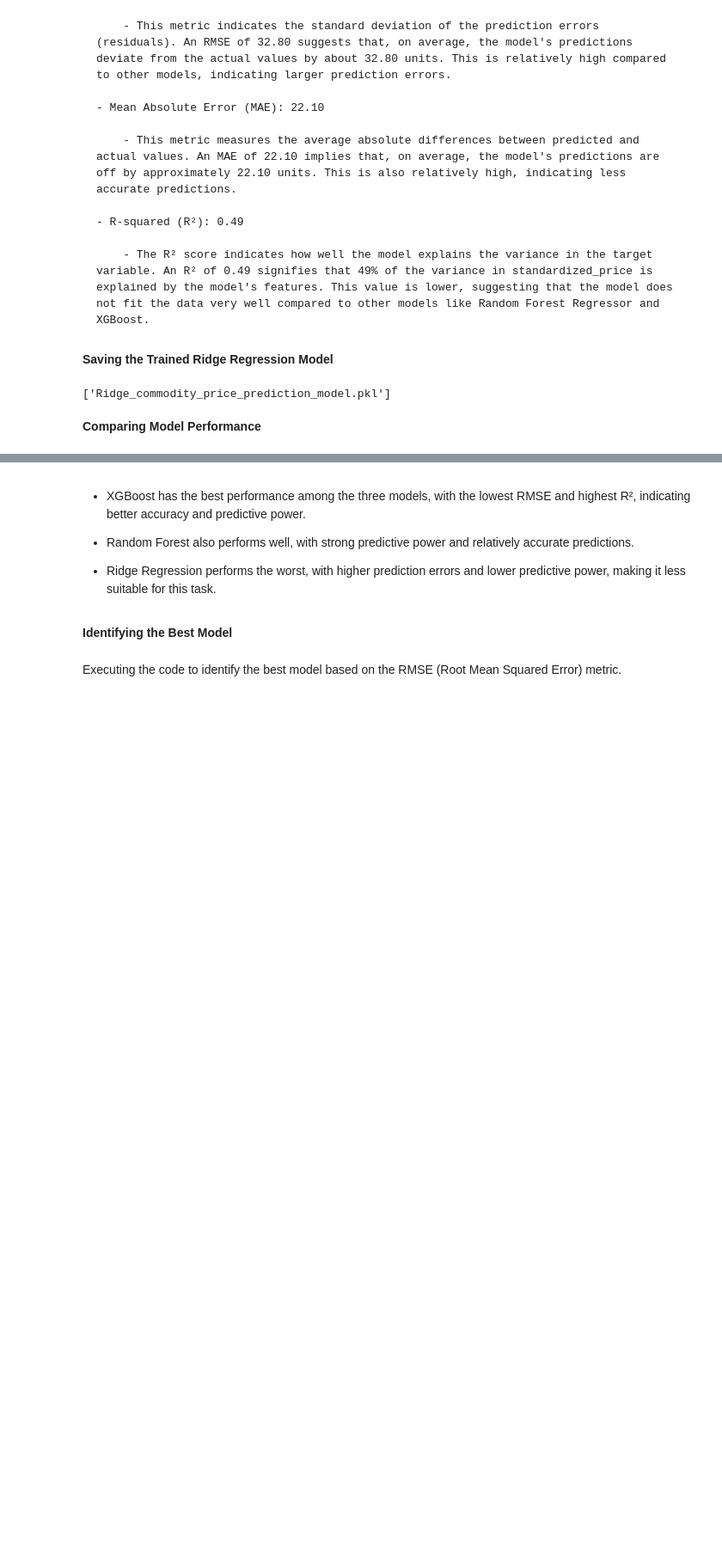
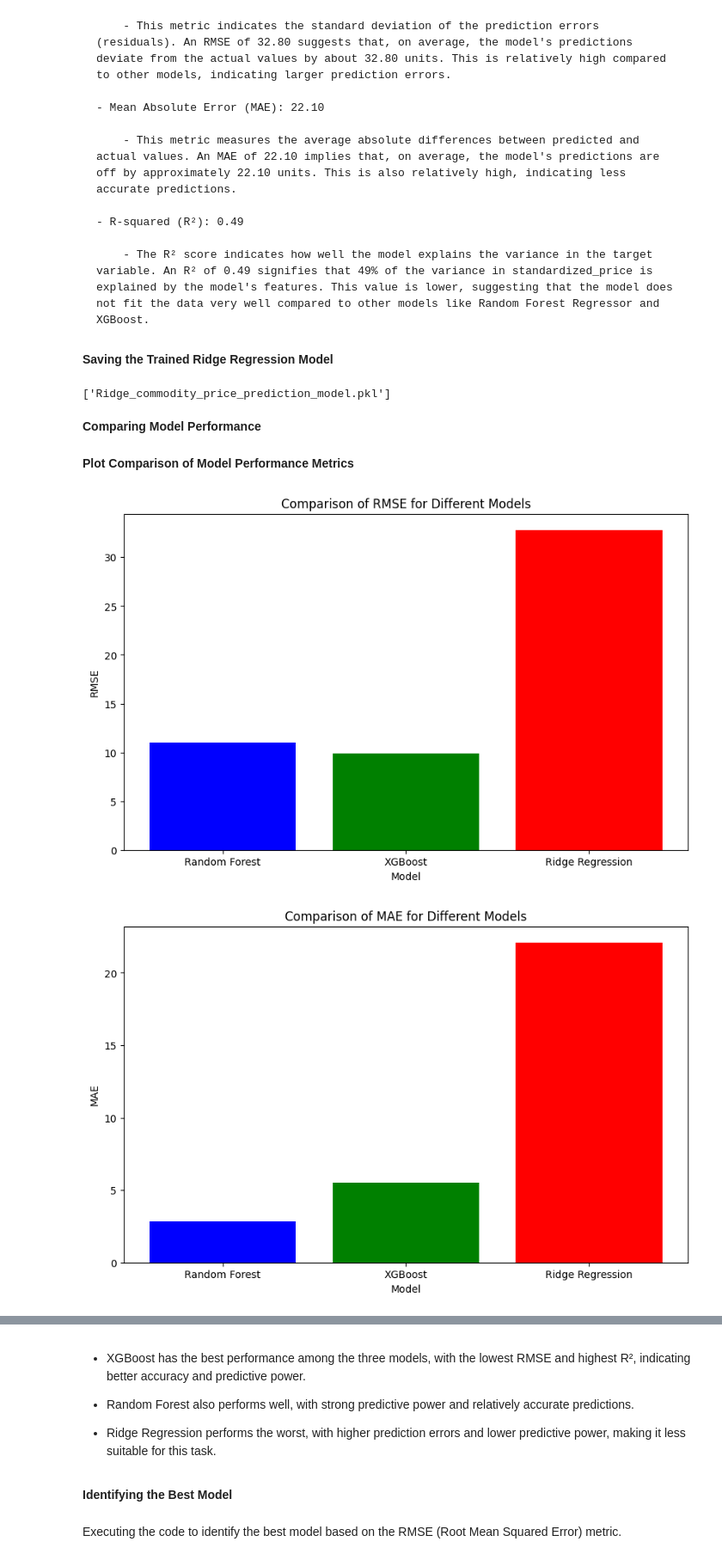
Before and after one commit to myself-aas/Comparative-Analysis-of-Regression-Models-for-Commodity-Price-Prediction, a Jupyter notebook: commodity_price_prediction.ipynb, the cells around one changed output, grey strips where cells are left out. Shown at 86% size. Cells and saved outputs as stored; diff of their text form; code cells hidden in the pictures; blank space fills up the shorter version.

```diff
--- a/commodity_price_prediction.ipynb
+++ b/commodity_price_prediction.ipynb
@@ -1064,3 +1116,18 @@ models = {
         'r2': r2_ridge
     }
 }
+# %% [markdown]
+**Plot Comparison of Model Performance Metrics**
+# %%
+# Plot Comparison of Model Performance Metrics
+metrics = ['rmse', 'mae', 'r2']
+for metric in metrics:
+    plt.figure(figsize=(10, 6))
+    plt.bar(models.keys(), [models[model][metric] for model in models], color=['blue', 'green', 'red'])
+    plt.title(f'Comparison of {metric.upper()} for Different Models')
+    plt.xlabel('Model')
+    plt.ylabel(metric.upper())
+    plt.show()
+# %% [output]
+[figure, added]
+[figure, added]
```
Also changed, not shown: parts of 8 cells of this notebook, 12 other files.
